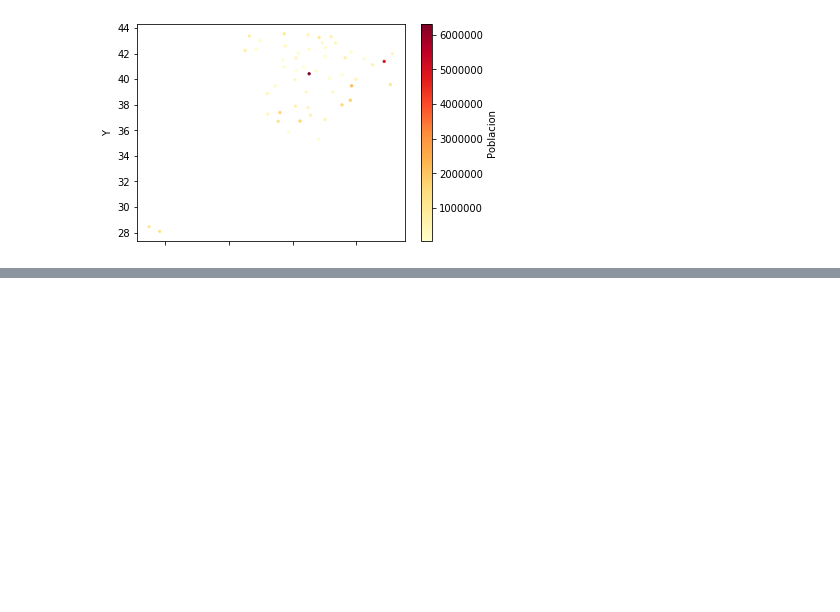
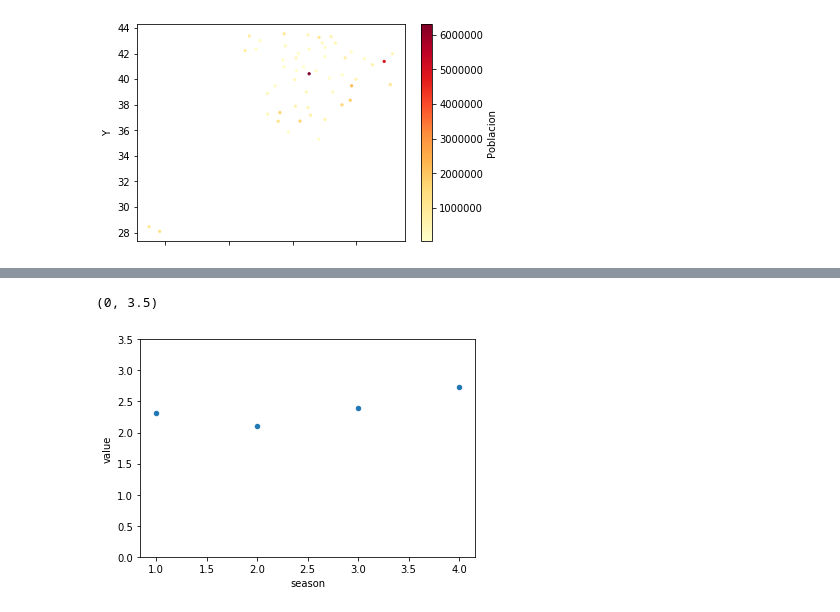
Before and after one commit to NTrevisani/DataScienceMaster, a Jupyter notebook: ModelosDeDatos/Pandas/Tarea/TareaPandas.ipynb, the cells around one changed output, grey strips where cells are left out. Saved outputs shown, nothing was run; the diff lists cells and outputs as text; code cells hidden in the pictures; blank space fills up the shorter version.

```diff
--- a/ModelosDeDatos/Pandas/Tarea/TareaPandas.ipynb
+++ b/ModelosDeDatos/Pandas/Tarea/TareaPandas.ipynb
@@ -194,0 +303,5 @@ See the caveats in the documentation: http://pandas.pydata.org/pandas-docs/stabl
+# %%
+# Agrupo por estación
+df_prec.groupby('season').mean().to_csv('prec_season.csv')
+df_season = pd.read_csv('prec_season.csv', index_col = 'season')
+df_season.head()
@@ -194,0 +329,9 @@ See the caveats in the documentation: http://pandas.pydata.org/pandas-docs/stabl
+# %%
+# Por estación
+frame = {'season': df_season.mean(axis=1).index, 'value': df_season.mean(axis=1).values }
+df_plot = pd.DataFrame(frame)
+my_plot = df_plot.plot.scatter(x='season', y = 'value')
+my_plot.set_ylim([0,3.5])
+# %% [output]
+(0, 3.5)
+[figure, added]
```
Also changed, not shown: parts of 28 cells of this notebook, 2 other files.
